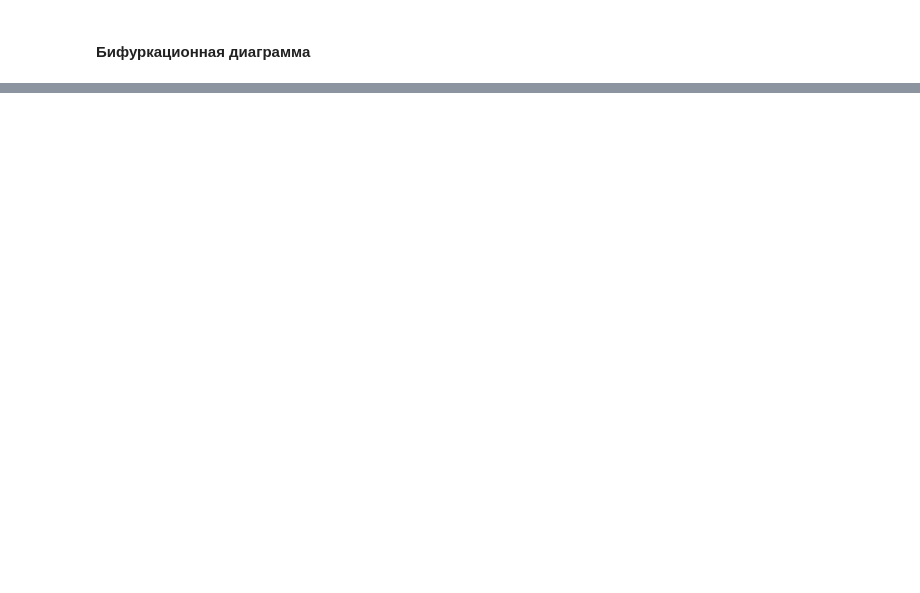
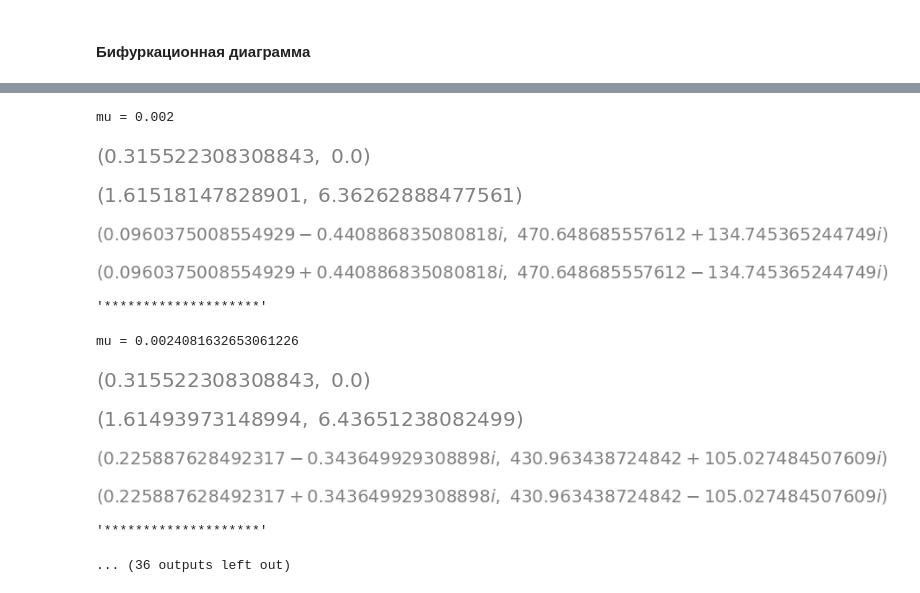
Before and after one commit to SergeyPishchulov/thesis, a Jupyter notebook: Thesis_paper.ipynb, the cells around one changed output, grey strips where cells are left out. Saved outputs shown, nothing was run; the diff lists cells and outputs as text; code cells hidden in the pictures; blank space fills up the shorter version.

Commit message:
cleanup & first bif diagram

```diff
--- a/Thesis_paper.ipynb
+++ b/Thesis_paper.ipynb
@@ -51,6 +52,10 @@ def get_solutions(cur_mu=concrete_params[mu]):
 def display_solutions(sols):
     for s in sols:
         display(s)
-# %%
-solutions = get_solutions()
+# %%
+def display_sol_list(sol_list):
+    for cur_mu, sols in sol_list:
+        print(f"mu = {cur_mu}")
+        display_solutions(sols)
+        display("*"*20)
 # %%
@@ -107,5 +64,5 @@ NameError: name 'j' is not defined
 # %% [markdown]
 #### Бифуркационная диаграмма
 # %%
-mus = np.linspace(0.002, 0.022, 5)
-mus
+mus = np.linspace(0.002, 0.022, 50)
+# mus
@@ -121,7 +76,7 @@ solutions_by_mu={}
 for cur_mu in tqdm(mus):
     solutions = get_solutions(cur_mu)
     solutions_by_mu[cur_mu]= solutions
-    for s in solutions:
-        if s[1]!=0:# and s[1].as_real_imag()[1]==0:#real
-            ys.append(s[1].as_real_imag()[0])
-            mul.append(cur_mu)
+    # for s in solutions:
+    #     if s[1]!=0:# and s[1].as_real_imag()[1]==0:#real
+    #         ys.append(s[1].as_real_imag()[0])
+    #         mul.append(cur_mu)
@@ -168,0 +91,17 @@ NameError: name 'px' is not defined
+# %%
+sols_list = list(solutions_by_mu.items())
+display_sol_list(sols_list[:8])
+# %% [output]
+mu = 0.002
+[figure, added]
+[figure, added]
+[figure, added]
+[figure, added]
+'********************'
+mu = 0.0024081632653061226
+[figure, added]
+[figure, added]
+[figure, added]
+[figure, added]
+'********************'
+... (36 outputs left out)
```
Also changed, not shown: parts of 26 cells of this notebook.
